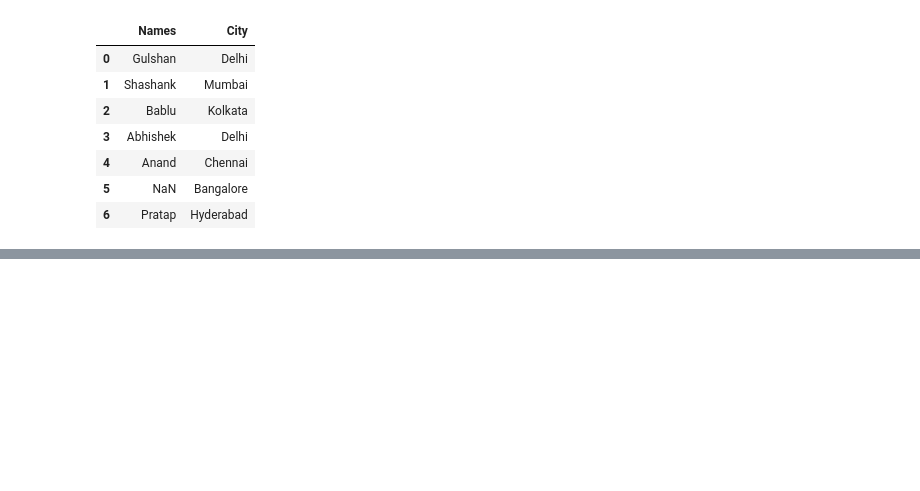
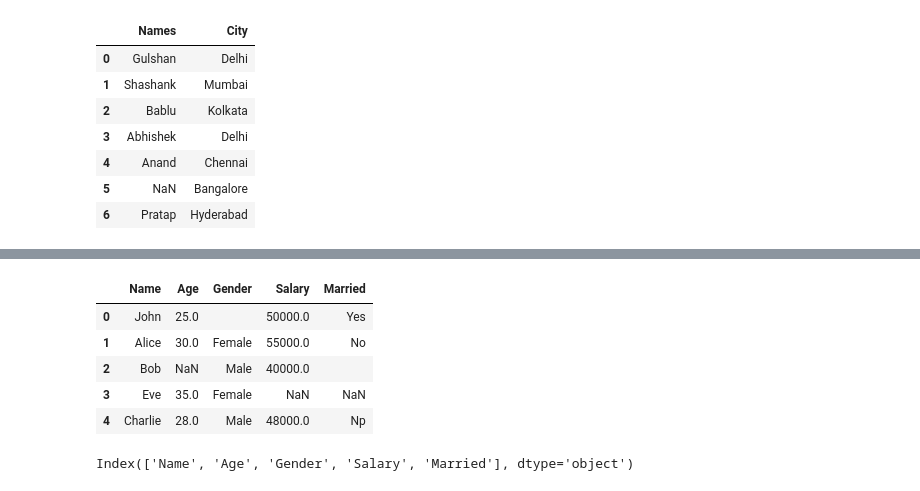
Before and after one commit to Sreemayidontha/Python-daily-codes, a Jupyter notebook: Python_daily.ipynb, the cells around one changed output, grey strips where cells are left out. Cells and saved outputs as stored; diff of their text form; code cells hidden in the pictures; blank space fills up the shorter version.

Commit message:
data preprocessing

```diff
--- a/Python_daily.ipynb
+++ b/Python_daily.ipynb
@@ -2572,0 +2581,24 @@ df
+# %%
+import pandas as pd
+import numpy as np
+
+data = {'Name': ['John', 'Alice', 'Bob', 'Eve', 'Charlie'],
+        'Age': [25, 30, np.nan, 35, 28],
+        'Gender': ['', 'Female', 'Male', 'Female', 'Male'],
+        'Salary': [50000, 55000, 40000, np.nan, 48000],
+       'Married':['Yes','No','',np.nan,'Np']}
+
+df = pd.DataFrame(data)
+# %%
+df
+# %% [output]
+|  | Name | Age | Gender | Salary | Married |
+| 0 | John | 25.0 |  | 50000.0 | Yes |
+| 1 | Alice | 30.0 | Female | 55000.0 | No |
+| 2 | Bob | NaN | Male | 40000.0 |  |
+| 3 | Eve | 35.0 | Female | NaN | NaN |
+| 4 | Charlie | 28.0 | Male | 48000.0 | Np |
+# %%
+df.columns
+# %% [output]
+Index(['Name', 'Age', 'Gender', 'Salary', 'Married'], dtype='object')
```
Also changed, not shown: parts of 18 cells of this notebook.
